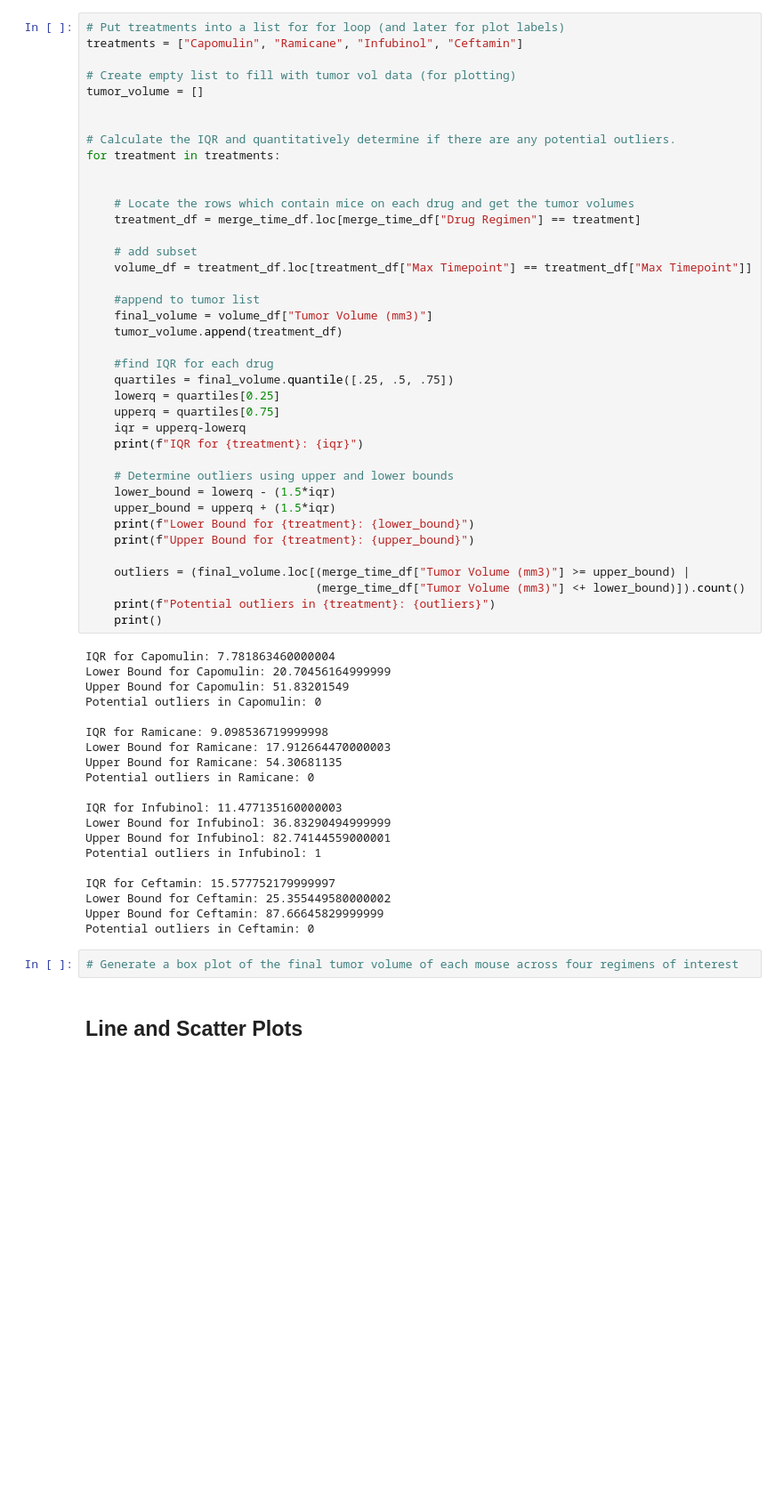
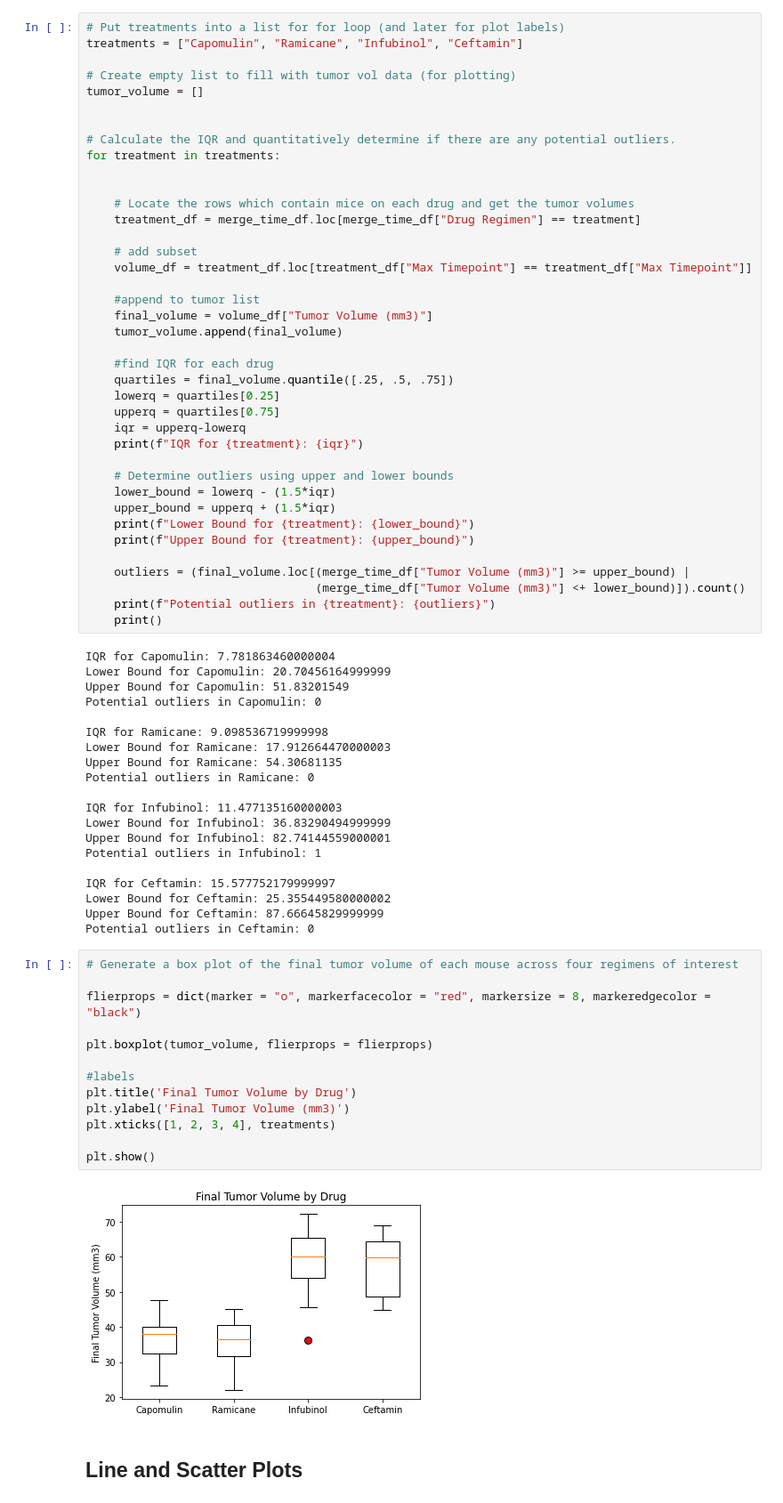
Before and after one commit to nstefanek/matplotlib, a Jupyter notebook: pymaceuticals_starter.ipynb, the cells around one changed output. Shown at 89% size. Cells and saved outputs as stored; diff of their text form; blank space fills up the shorter version.

```diff
--- a/pymaceuticals_starter.ipynb
+++ b/pymaceuticals_starter.ipynb
@@ -225,7 +225,7 @@ for treatment in treatments:
 
     #append to tumor list
     final_volume = volume_df["Tumor Volume (mm3)"]
-    tumor_volume.append(treatment_df)
+    tumor_volume.append(final_volume)
 
     #find IQR for each drug
     quartiles = final_volume.quantile([.25, .5, .75])
@@ -266,5 +266,18 @@ Upper Bound for Ceftamin: 87.66645829999999
 Potential outliers in Ceftamin: 0
 # %%
 # Generate a box plot of the final tumor volume of each mouse across four regimens of interest
+
+flierprops = dict(marker = "o", markerfacecolor = "red", markersize = 8, markeredgecolor = "black")
+
+plt.boxplot(tumor_volume, flierprops = flierprops)
+
+#labels
+plt.title('Final Tumor Volume by Drug')
+plt.ylabel('Final Tumor Volume (mm3)')
+plt.xticks([1, 2, 3, 4], treatments)
+
+plt.show()
+# %% [output]
+[figure, added]
 # %% [markdown]
 ## Line and Scatter Plots
```
Also changed, not shown: parts of 4 cells of this notebook, 1 other file.
